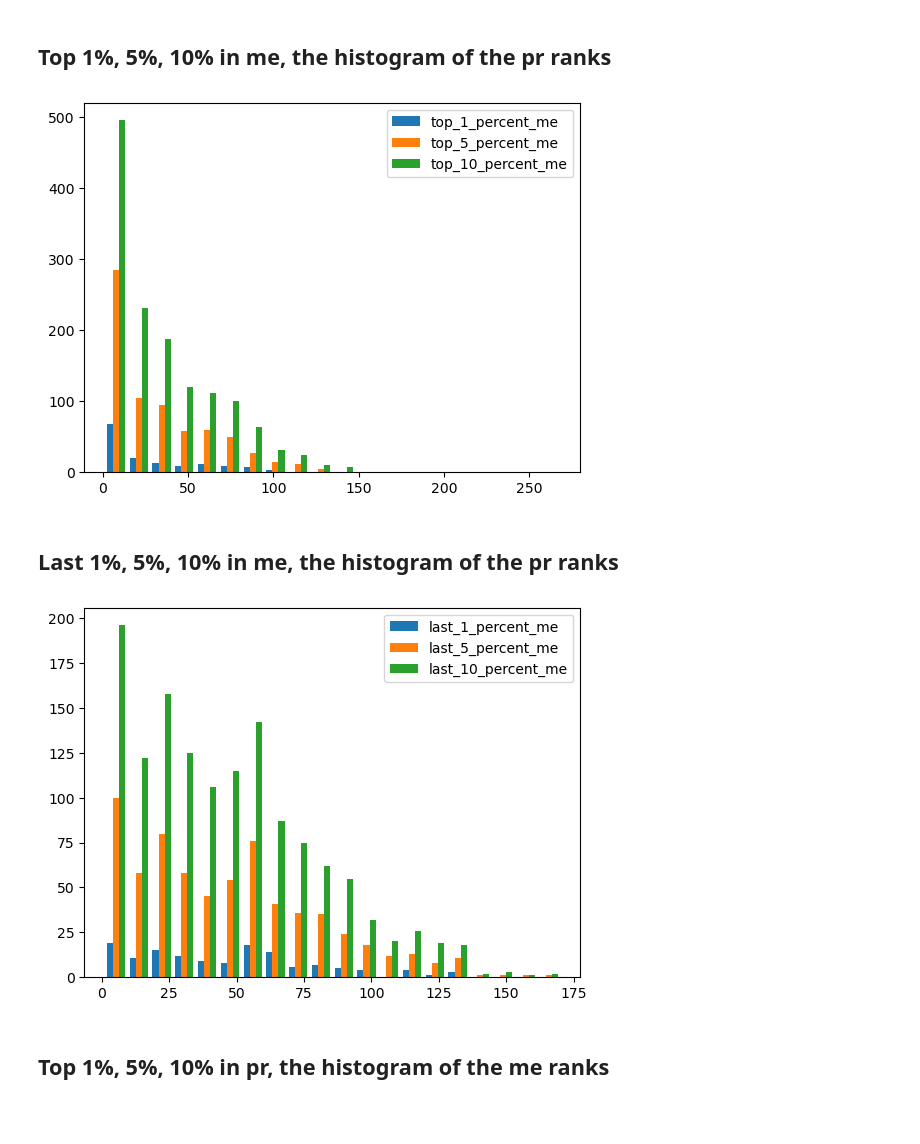
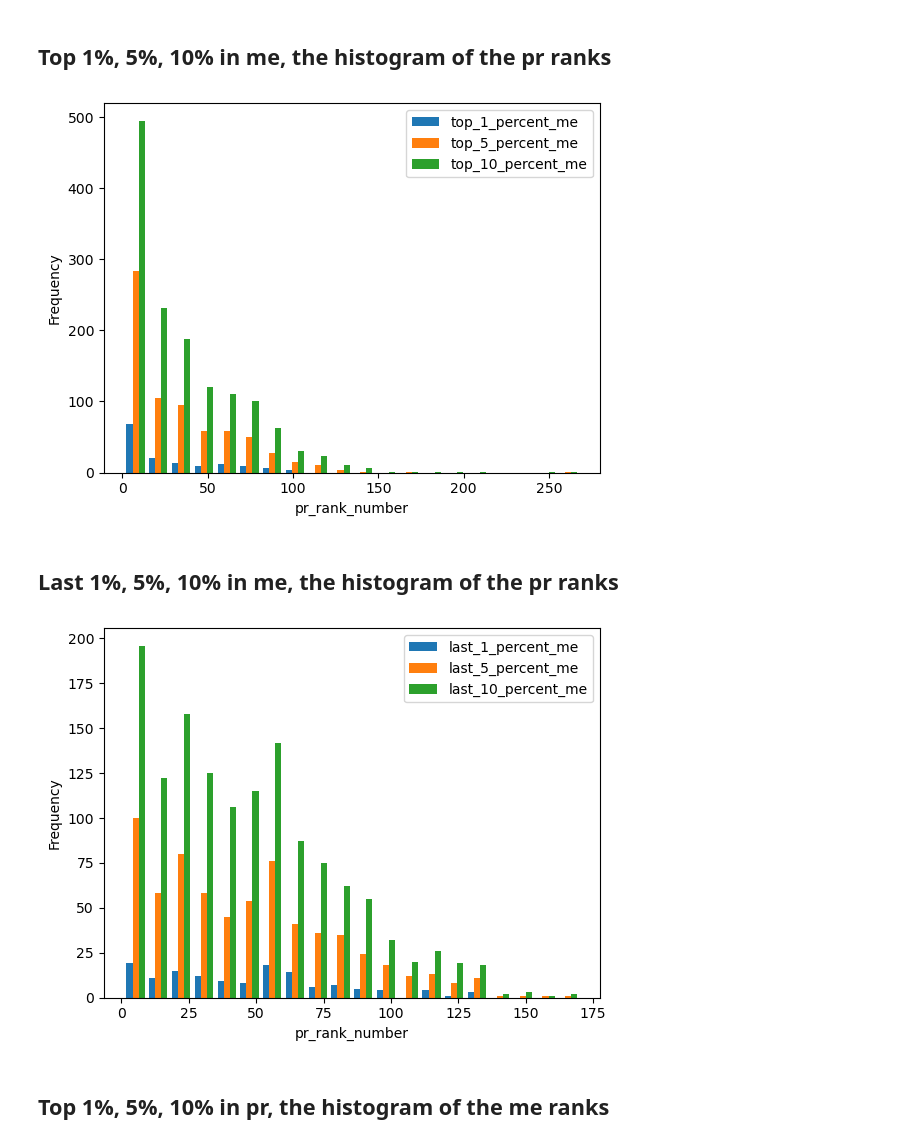
Before and after one commit to sudoghut/ming_provincial_metropolitan_palace_exam_rank_correlation, a Jupyter notebook: ming_provincial_metropolitan_palace_exam_rank_correlation.ipynb, the cells around one changed output. Drawn from its saved outputs; the diff is of its cells as text; code cells hidden in the pictures; blank space fills up the shorter version.

```diff
--- a/ming_provincial_metropolitan_palace_exam_rank_correlation.ipynb
+++ b/ming_provincial_metropolitan_palace_exam_rank_correlation.ipynb
@@ -298,23 +296,27 @@ top_10_percent_me = input_data_df[input_data_df['me_rank_number'] <= input_data_
 # draw the histogram of top_1_percent_me, top_5_percent_me, top_10_percent_me together
 plt.hist([top_1_percent_me['pr_rank_number'],  top_5_percent_me['pr_rank_number'], top_10_percent_me['pr_rank_number']], bins=20, label=['top_1_percent_me', 'top_5_percent_me', 'top_10_percent_me'])
 plt.legend(loc='upper right')
+plt.xlabel('pr_rank_number')
+plt.ylabel('Frequency')
 plt.show()
 # %% [output]
-[figure, old version]
+[figure, new version]
 # %% [markdown]
 ## Last 1%, 5%, 10% in me, the histogram of the pr ranks
 # %%
 last_1_percent_me = input_data_df[input_data_df['me_rank_number'] >= input_data_df['me_rank_number'].quantile(0.99)]
 
 last_5_percent_me = input_data_df[input_data_df['me_rank_number'] >= input_data_df['me_rank_number'].quantile(0.95)]
 
 last_10_percent_me = input_data_df[input_data_df['me_rank_number'] >= input_data_df['me_rank_number'].quantile(0.90)]
 
 plt.hist([last_1_percent_me['pr_rank_number'],  last_5_percent_me['pr_rank_number'], last_10_percent_me['pr_rank_number']], bins=20, label=['last_1_percent_me', 'last_5_percent_me', 'last_10_percent_me'])
 plt.legend(loc='upper right')
+plt.xlabel('pr_rank_number')
+plt.ylabel('Frequency')
 plt.show()
 # %% [output]
-[figure, old version]
+[figure, new version]
 # %% [markdown]
 ## Top 1%, 5%, 10% in pr, the histogram of the me ranks
 # %%
```
Also changed, not shown: parts of 7 cells of this notebook, 1 other file.
